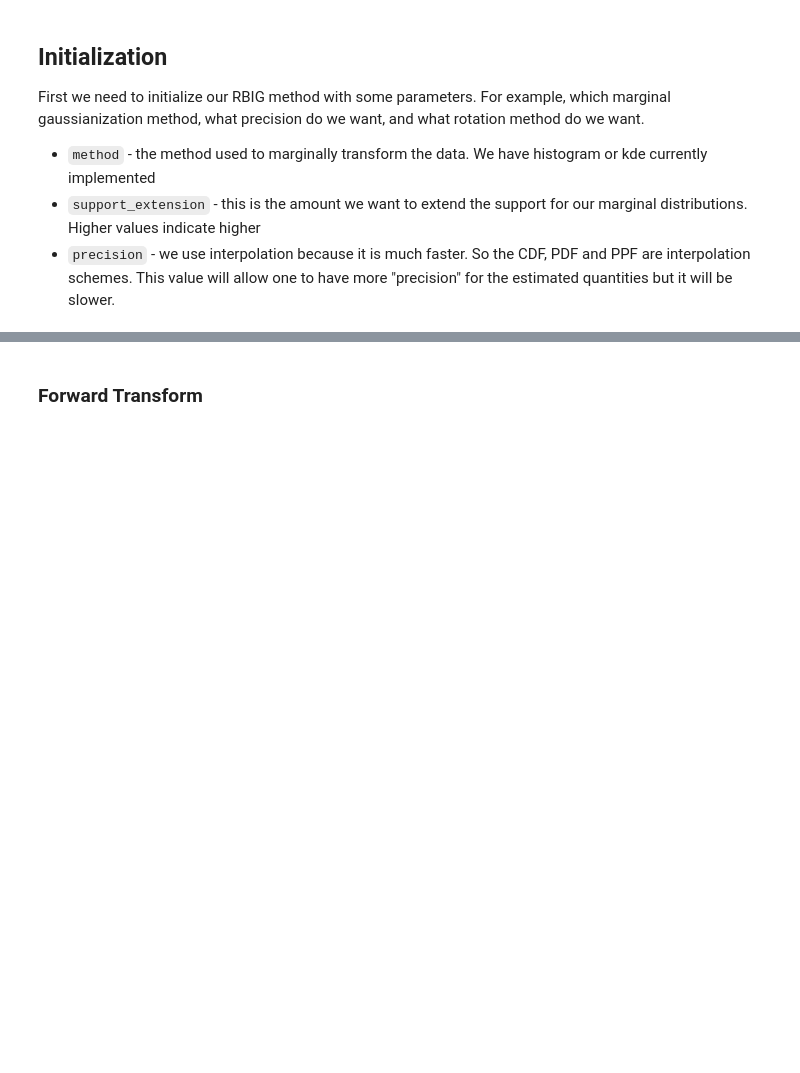
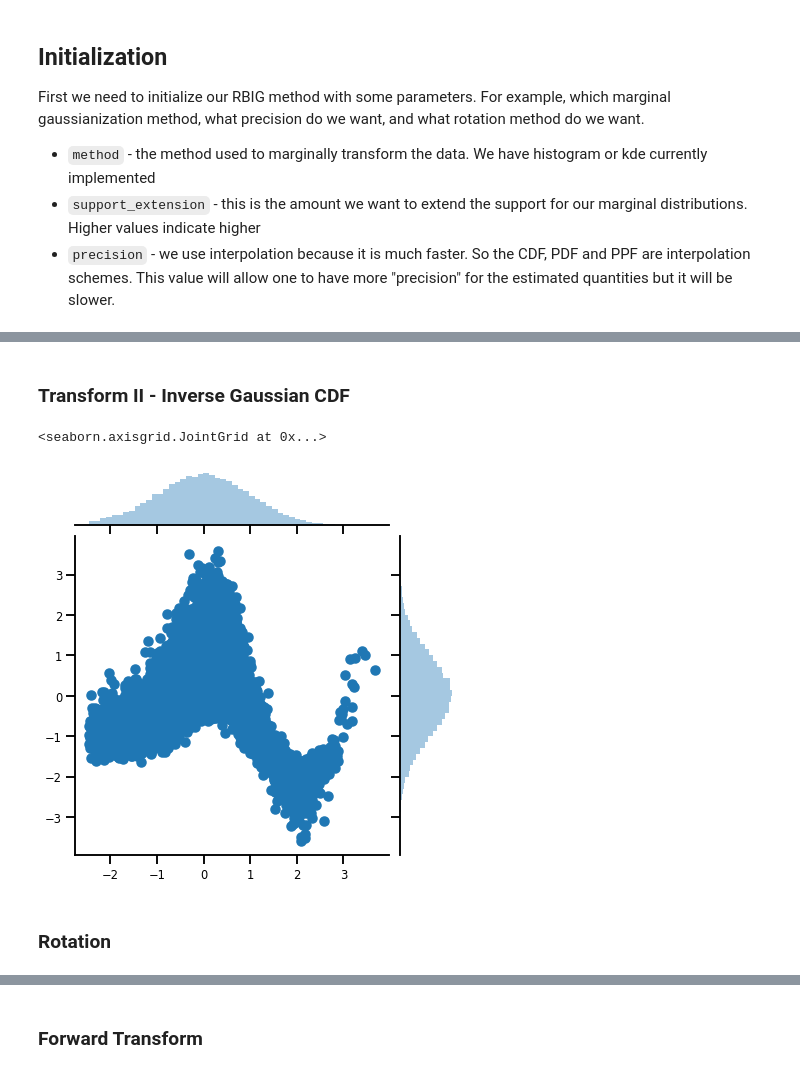
Before and after one commit to IPL-UV/rbig_jax, a Jupyter notebook: notebooks/iterative/details/1.3_iterative_gaussianization.ipynb, the cells around one changed output, grey strips where cells are left out. Drawn from its saved outputs; the diff is of its cells as text; code cells hidden in the pictures; blank space fills up the shorter version.

```diff
--- a/notebooks/iterative/details/1.3_iterative_gaussianization.ipynb
+++ b/notebooks/iterative/details/1.3_iterative_gaussianization.ipynb
@@ -159,0 +130,19 @@ sns.jointplot(X_r[:, 0], X_r[:, 1])
+# %% [markdown]
+### Transform II - Inverse Gaussian CDF
+# %%
+from rbig_jax.transforms.inversecdf import InitInverseGaussCDF
+
+# univariate normalization Gaussianization parameters
+eps = 1e-5
+
+# initialize histogram transformation
+invgausscdf_f = InitInverseGaussCDF(eps=eps)
+# %%
+X_g, params = marginal_fit_transform(X_u, invgausscdf_f[0])
+# %%
+sns.jointplot(X_g[:, 0], X_g[:, 1])
+# %% [output]
+<seaborn.axisgrid.JointGrid at 0x...>
+[figure, added]
+# %% [markdown]
+### Rotation
```
Also changed, not shown: parts of 108 cells of this notebook, 6 other files.
